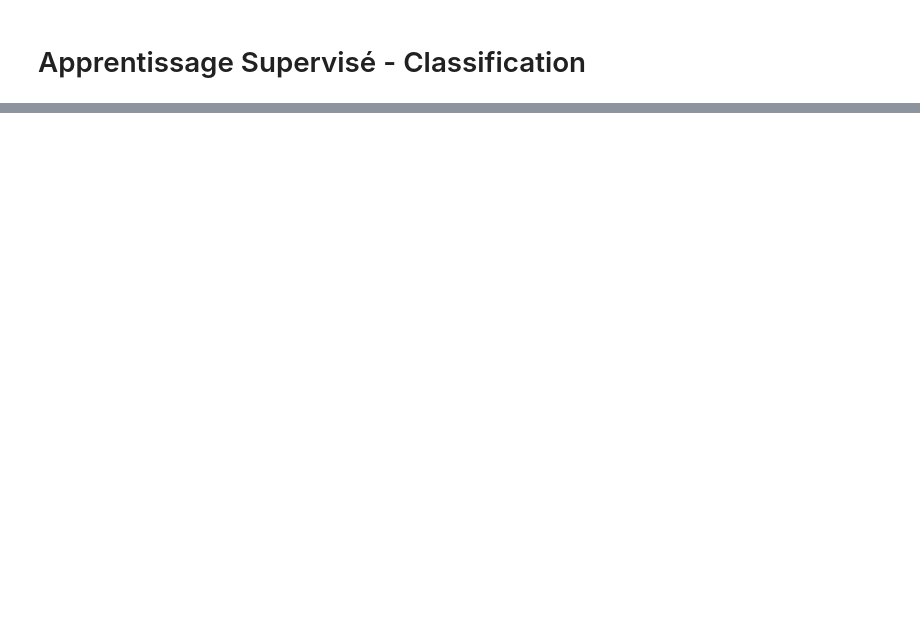
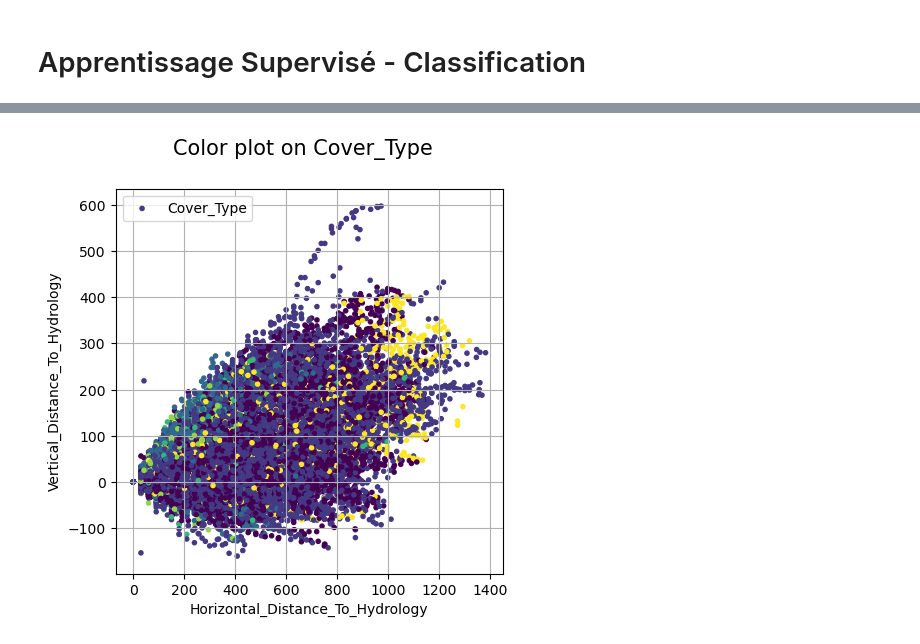
Before and after one commit to DarenXL/Apprentissage-Supervise-M2-MIA, a Jupyter notebook: Classification/classification.ipynb, the cells around one changed output, grey strips where cells are left out. Cells and saved outputs as stored; diff of their text form; code cells hidden in the pictures; blank space fills up the shorter version.

```diff
--- a/Classification/classification.ipynb
+++ b/Classification/classification.ipynb
@@ -99,0 +15,3 @@ pred.to_csv("predictions/test.csv",index=True, index_label='row_ID')
+# %%
+train = pd.read_csv("data/train.csv").drop(['Unnamed: 0'], axis=1) # jeu de données d'entrainement
+test = pd.read_csv("data/test.csv").drop(["row_ID"],axis=1)
@@ -99,0 +113,4 @@ pred.to_csv("predictions/test.csv",index=True, index_label='row_ID')
+# %%
+colorScatterPlot('Horizontal_Distance_To_Hydrology', 'Vertical_Distance_To_Hydrology', 'Cover_Type', train)
+# %% [output]
+[figure, added]
```
Also changed, not shown: parts of 48 cells of this notebook, 1 other file.
